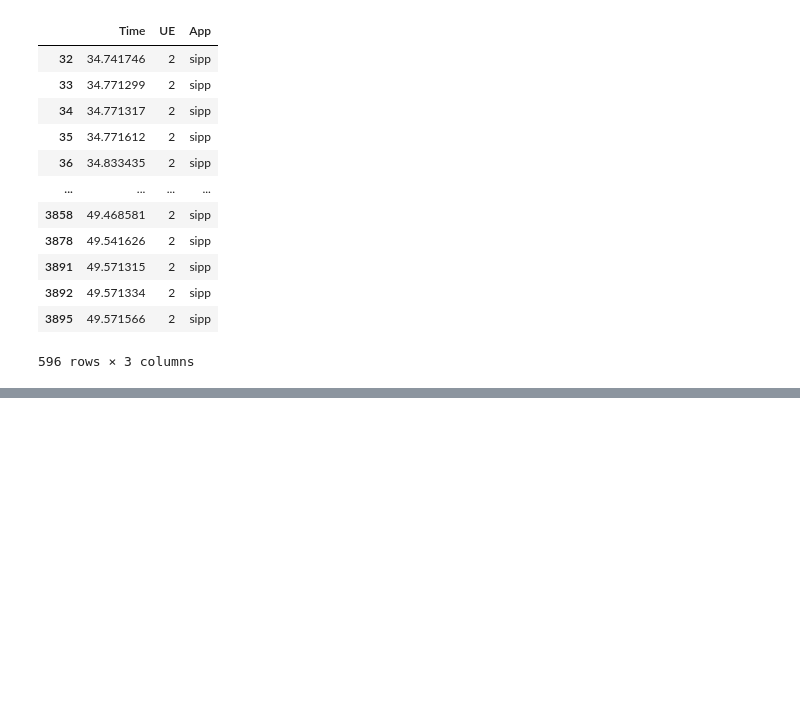
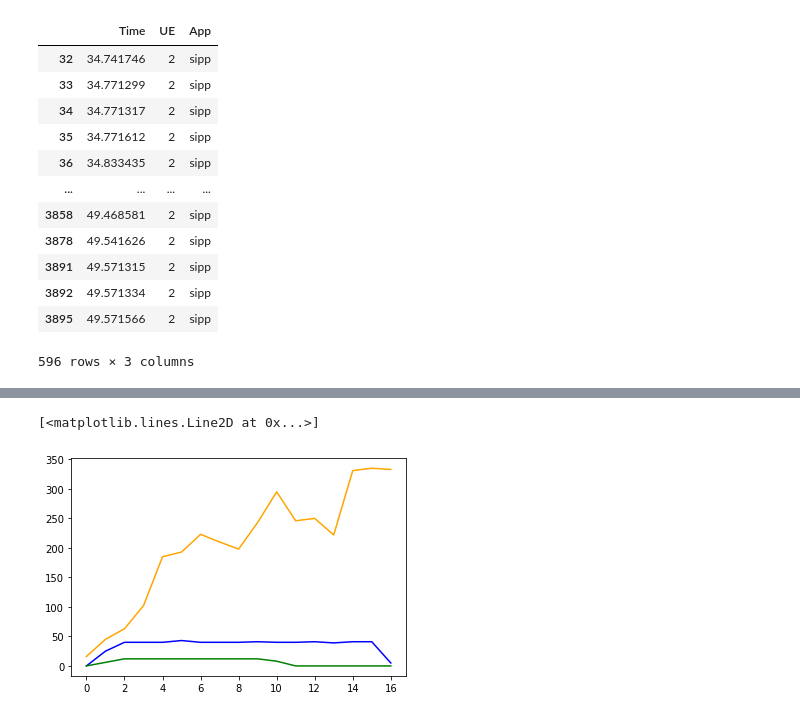
Before and after one commit to teo-tsou/app_aware_5g, a Jupyter notebook: dataset/Data-Pre.ipynb, the cells around one changed output, grey strips where cells are left out. Cells and saved outputs as stored; diff of their text form; code cells hidden in the pictures; blank space fills up the shorter version.

```diff
--- a/dataset/Data-Pre.ipynb
+++ b/dataset/Data-Pre.ipynb
@@ -75,0 +167,2 @@ new_df.to_csv("ue-app_time.csv",index=False)
+# %%
+web_rtc, sipp, web_server = window_crop(new_df, offset = 0, duration=1)
@@ -75,0 +189,7 @@ new_df.to_csv("ue-app_time.csv",index=False)
+# %%
+plt.plot(web_rtc,color='orange')
+plt.plot(sipp, color ='blue')
+plt.plot(web_server, color='green')
+# %% [output]
+[<matplotlib.lines.Line2D at 0x...>]
+[figure, added]
```
Also changed, not shown: parts of 11 cells of this notebook.
